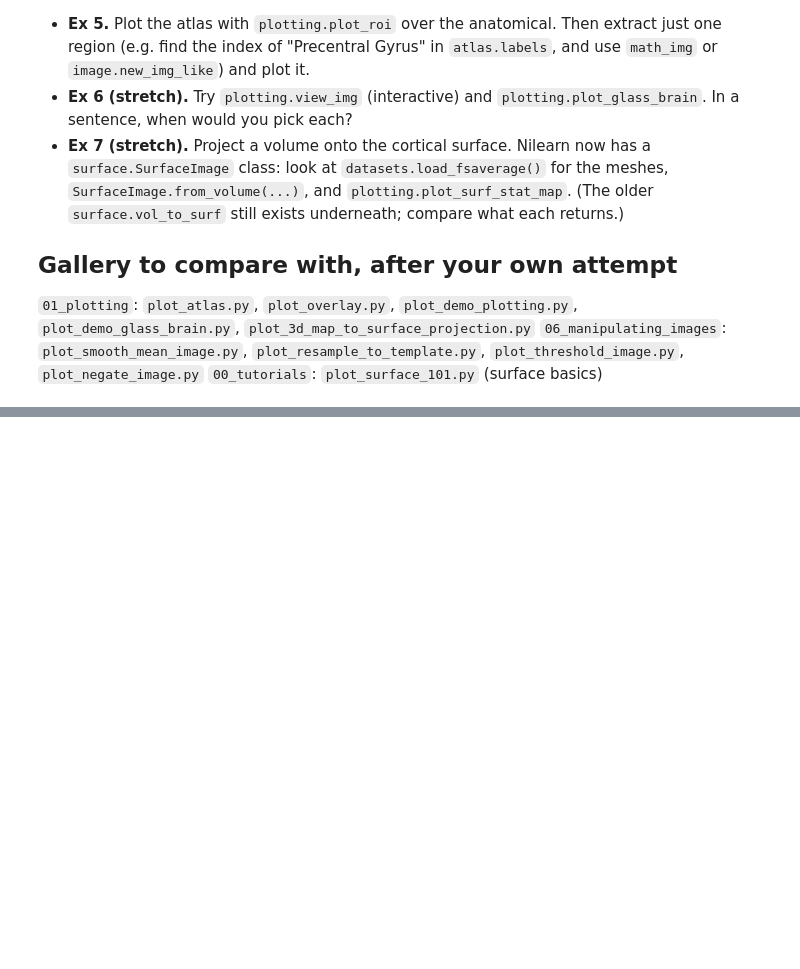
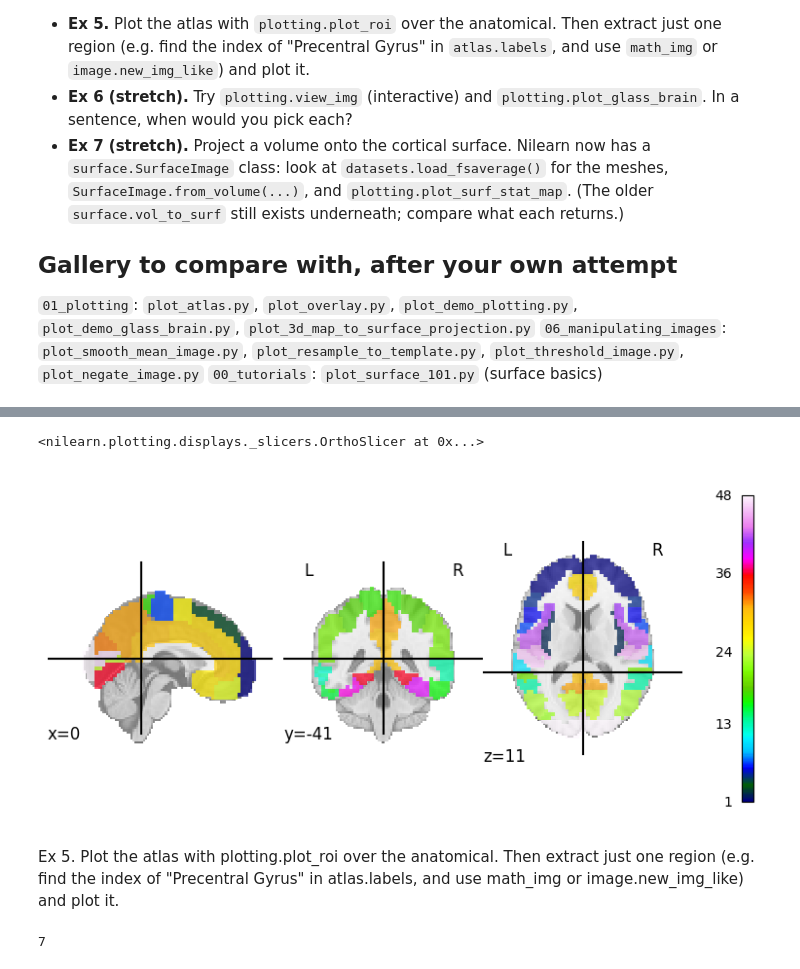
Before and after one commit to theknuckle/nilearn-crash-course, a Jupyter notebook: 01_images_and_plotting.ipynb, the cells around one changed output, grey strips where cells are left out. Saved outputs shown, nothing was run; the diff lists cells and outputs as text; code cells hidden in the pictures; blank space fills up the shorter version.

```diff
--- a/01_images_and_plotting.ipynb
+++ b/01_images_and_plotting.ipynb
@@ -42,4 +92,17 @@ print(atlas.keys())
 # %%
 # Ex 4
+atlas_resampled = image.resample_to_img(atlas_func_image, haxby_func_image, interpolation="nearest")
+nilearn.plotting.plot_roi(atlas_resampled)
+# Here, Atlas is a list of labeled regions. if we used continuous or linear, we would get values/labels that don't exist (e.g. 3.5 or 7.2)
+# %% [output]
+<nilearn.plotting.displays._slicers.OrthoSlicer at 0x...>
+[figure, added]
+# %% [markdown]
+Ex 5. Plot the atlas with plotting.plot_roi over the anatomical. Then extract just one region (e.g. find the index of "Precentral Gyrus" in atlas.labels, and use math_img or image.new_img_like) and plot it.
+# %%
+atlas.labels.index('Precentral Gyrus')
+#
+# %% [output]
+7
 # %%
 # Ex 5
```
Also changed, not shown: parts of 11 cells of this notebook.
